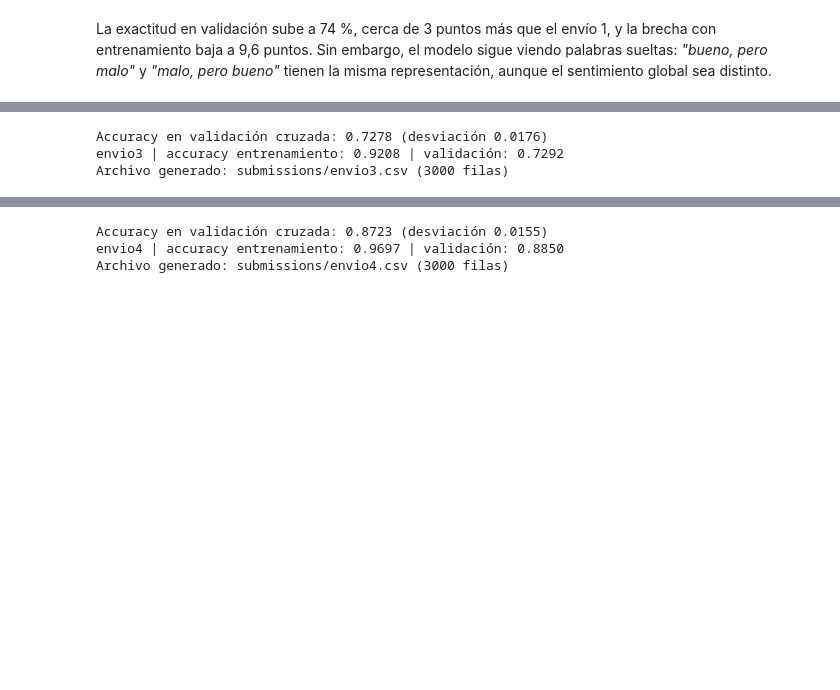
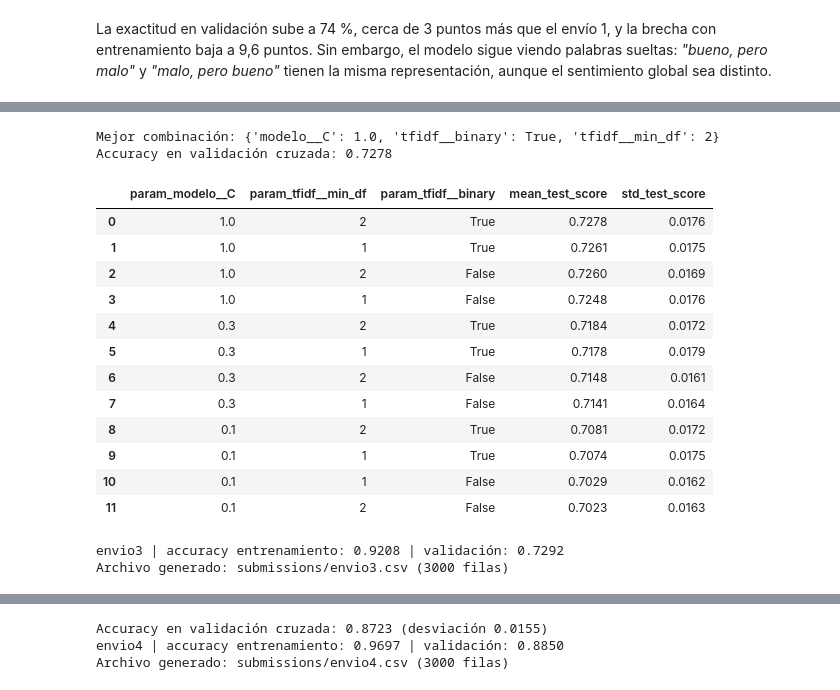
Before and after one commit to Dangar221/Proyecto-ML, a Jupyter notebook: Proyecto Etapa 1/Proyecto_Etapa1.ipynb, the cells around one changed output, grey strips where cells are left out. Drawn from its saved outputs; the diff is of its cells as text; code cells hidden in the pictures; blank space fills up the shorter version.

```diff
--- a/Proyecto Etapa 1/Proyecto_Etapa1.ipynb
+++ b/Proyecto Etapa 1/Proyecto_Etapa1.ipynb
@@ -301,11 +463,17 @@ Comparar la exactitud de entrenamiento con la de validación permite detectar so
 # %%
 resultados = []
 
-def evaluar_y_enviar(nombre, modelo, descripcion):
+def evaluar_y_enviar(nombre, modelo, descripcion, datos=None):
+    # Los envíos 1 a 3 reciben una sola columna de texto; los envíos 4 y 5 reciben
+    # el DataFrame con las cuatro vistas. El parámetro `datos` permite usar la misma
+    # función en ambos casos: si no se pasa nada, se usan los conjuntos de texto plano.
+    ent, val, completo, evaluacion = datos if datos is not None else (
+        X_train, X_val, X, eval_df['texto_limpio'])
+
     # 1. Entrenar con el 80 % y medir
-    modelo.fit(X_train, y_train)
-    acc_train = accuracy_score(y_train, modelo.predict(X_train))
-    acc_val = accuracy_score(y_val, modelo.predict(X_val))
+    modelo.fit(ent, y_train)
+    acc_train = accuracy_score(y_train, modelo.predict(ent))
+    acc_val = accuracy_score(y_val, modelo.predict(val))
     print(f'{nombre} | accuracy entrenamiento: {acc_train:.4f} | validación: {acc_val:.4f}')
 
     # 2. Registrar el resultado
@@ -314,9 +482,9 @@ def evaluar_y_enviar(nombre, modelo, descripcion):
                        'accuracy validación': round(acc_val, 4)})
 
     # 3. Reentrenar con todos los datos y generar el archivo para Kaggle
-    modelo.fit(X, y)
+    modelo.fit(completo, y)
     envio = pd.DataFrame({'id': eval_df['id'],
-                          'answer': modelo.predict(eval_df['texto_limpio'])})
+                          'answer': modelo.predict(evaluacion)})
     envio.to_csv(f'submissions/{nombre}.csv', index=False)
     print(f'Archivo generado: submissions/{nombre}.csv ({len(envio)} filas)')
     return modelo
@@ -369,14 +545,41 @@ Añadimos parejas de palabras consecutivas a los unigramas del envío 2 para rep
 # %%
-modelo_envio3 = Pipeline([
-    ('tfidf', TfidfVectorizer(ngram_range=(1, 2), min_df=2, binary=True)),
-    ('modelo', LogisticRegression(C=1.0, max_iter=2000, random_state=SEED))
+base_envio3 = Pipeline([
+    ('tfidf', TfidfVectorizer(ngram_range=(1, 2))),
+    ('modelo', LogisticRegression(max_iter=2000, random_state=SEED))
 ])
 
-puntajes = cross_val_score(modelo_envio3, X_train, y_train, cv=kfold, scoring='accuracy')
-print(f'Accuracy en validación cruzada: {puntajes.mean():.4f} (desviación {puntajes.std():.4f})')
+rejilla_envio3 = {'tfidf__min_df': [1, 2],
+                  'tfidf__binary': [True, False],
+                  'modelo__C': [0.1, 0.3, 1.0]}
 
-modelo_envio3 = evaluar_y_enviar('envio3', modelo_envio3, 'TF-IDF con unigramas y bigramas + regresión logística')
+busqueda3 = GridSearchCV(base_envio3, rejilla_envio3, cv=kfold, scoring='accuracy', n_jobs=-1)
+busqueda3.fit(X_train, y_train)
+
+print('Mejor combinación:', busqueda3.best_params_)
+print(f'Accuracy en validación cruzada: {busqueda3.best_score_:.4f}')
+
+display(pd.DataFrame(busqueda3.cv_results_)[
+    ['param_modelo__C', 'param_tfidf__min_df', 'param_tfidf__binary',
+     'mean_test_score', 'std_test_score']
+].sort_values('mean_test_score', ascending=False).round(4).reset_index(drop=True))
+
+modelo_envio3 = evaluar_y_enviar('envio3', busqueda3.best_estimator_,
+                                 'TF-IDF con unigramas y bigramas + búsqueda de hiperparámetros')
 # %% [output]
-Accuracy en validación cruzada: 0.7278 (desviación 0.0176)
-envio3 | accuracy entrenamiento: 0.9208 | validación: 0.7292
-Archivo generado: submissions/envio3.csv (3000 filas)
+Mejor combinación: {'modelo__C': 1.0, 'tfidf__binary': True, 'tfidf__min_df': 2}
+Accuracy en validación cruzada: 0.7278
+|  | param_modelo__C | param_tfidf__min_df | param_tfidf__binary | mean_test_score | std_test_score |
+| 0 | 1.0 | 2 | True | 0.7278 | 0.0176 |
+| 1 | 1.0 | 1 | True | 0.7261 | 0.0175 |
+| 2 | 1.0 | 2 | False | 0.7260 | 0.0169 |
+| 3 | 1.0 | 1 | False | 0.7248 | 0.0176 |
+| 4 | 0.3 | 2 | True | 0.7184 | 0.0172 |
+| 5 | 0.3 | 1 | True | 0.7178 | 0.0179 |
+| 6 | 0.3 | 2 | False | 0.7148 | 0.0161 |
+| 7 | 0.3 | 1 | False | 0.7141 | 0.0164 |
+| 8 | 0.1 | 2 | True | 0.7081 | 0.0172 |
+| 9 | 0.1 | 1 | True | 0.7074 | 0.0175 |
+| 10 | 0.1 | 1 | False | 0.7029 | 0.0162 |
+| 11 | 0.1 | 2 | False | 0.7023 | 0.0163 |
+envio3 | accuracy entrenamiento: 0.9208 | validación: 0.7292
+Archivo generado: submissions/envio3.csv (3000 filas)
```
Also changed, not shown: parts of 16 cells of this notebook.
